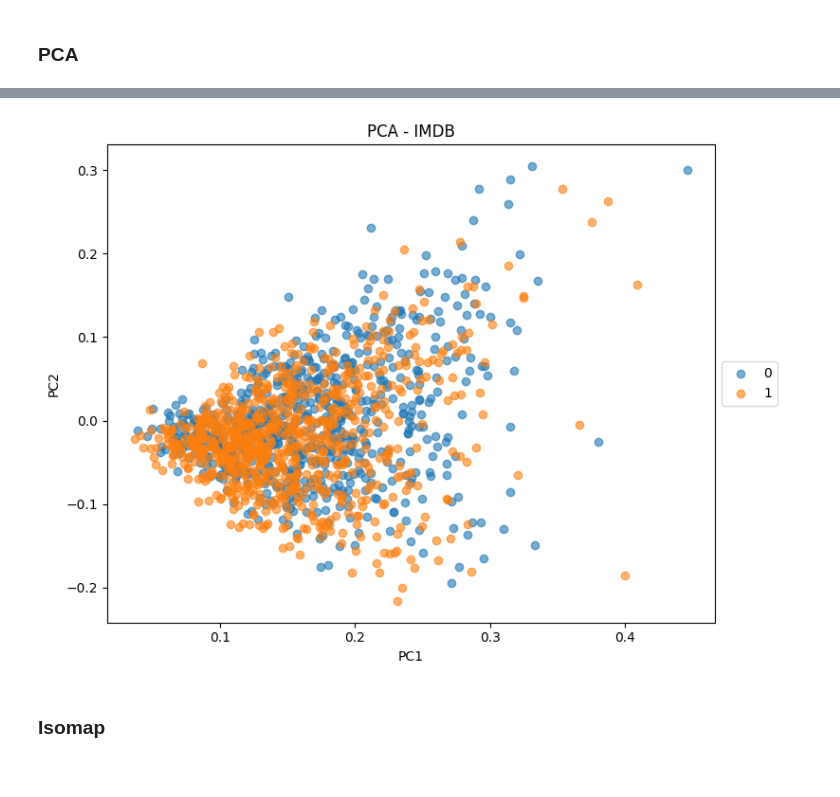
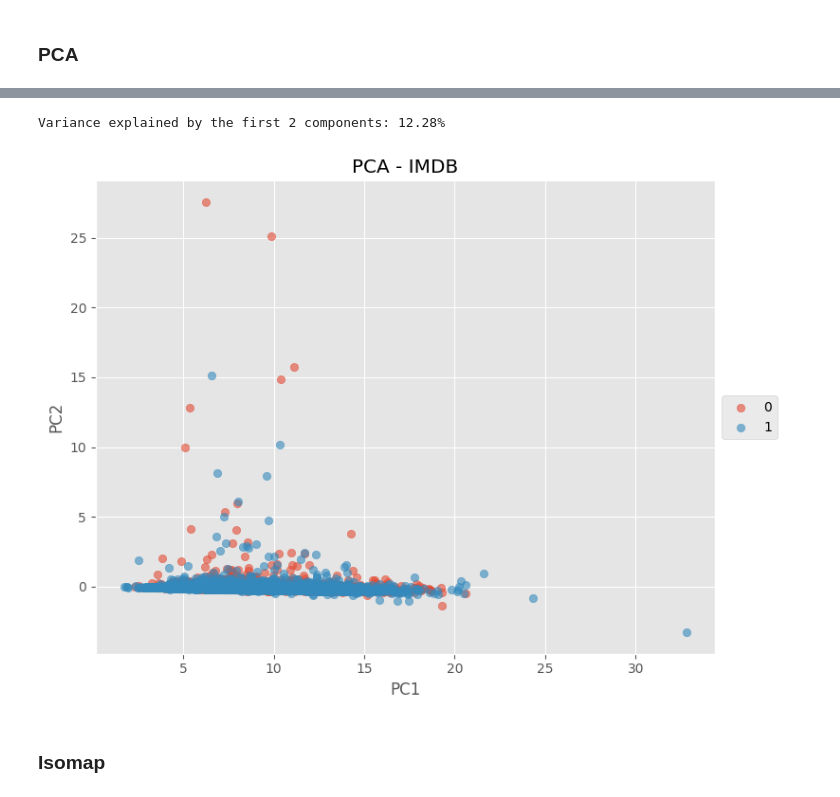
Before and after one commit to jzkhong/GCAE, a Jupyter notebook: MLDS_Projects_TextData.ipynb, the cells around one changed output, grey strips where cells are left out. Cells and saved outputs as stored; diff of their text form; code cells hidden in the pictures.

```diff
--- a/MLDS_Projects_TextData.ipynb
+++ b/MLDS_Projects_TextData.ipynb
@@ -91,13 +113,28 @@ texts = df['cleaned_text'].values
 labels = df['sentiment'].apply(lambda x: 1 if x == 'positive' else 0).values
 
 tfidf = TfidfVectorizer()
-X = tfidf.fit_transform(df['cleaned_text'])
+X_tfidf = tfidf.fit_transform(df['cleaned_text'])
 y = labels
-X_train, X_test, y_train, y_test = train_test_split(X, y, test_size=0.2, random_state=42)
+X_train, X_test, y_train, y_test = train_test_split(X_tfidf, y, test_size=0.2, random_state=42, stratify=y)
 # %% [markdown]
 ### PCA
+# %%
+# Standardize the features before applying PCA
+scaler = StandardScaler(with_mean=False)
+x_train_scaled = scaler.fit_transform(X_train)
+x_test_scaled = scaler.transform(X_test)
 # %%
-# Perform PCA on IMDB dataset
-svd_imdb = decomposition.TruncatedSVD()
-svd_imdb.fit(X_train)
-x_train_svd = svd_imdb.transform(X_train)
+## Perform PCA with various no. of components
+n_components_list = [2, 10, 20, 50, 100, 500, 1000]
+total_variance_ratio = []
+for n in tqdm(n_components_list):
+    svd = decomposition.TruncatedSVD(n_components=n, random_state=42)
+    svd.fit_transform(x_train_scaled)
+    total_variance_ratio.append(svd.explained_variance_ratio_.sum())
+
+# Plotting the total explained variance ratio against the number of PC components
+plt.plot(n_components_list, total_variance_ratio, marker='o')
+plt.xlabel('Number of Components')
+plt.ylabel('Total Explained Variance Ratio')
+plt.title('Truncated Singular Value Decomposition (SVD)')
+plt.show()
@@ -115,24 +143,33 @@ plt.show()
+# %%
+# Apply PCA, we will reduce the dimensions to 100 components for illustration purposes
+n_components=2
+svd = decomposition.TruncatedSVD(n_components=n, random_state=42)
+x_train_svd = svd.fit_transform(x_train_scaled)
+explained_variance = svd.explained_variance_ratio_.sum()
+print(f"Variance explained by the first {n_components} components: {explained_variance*100:.2f}%")
+# %% [output]
+Variance explained by the first 2 components: 12.28%
 # %%
 # Define label set and distinct colourmap
 unique_labels = set(y_train)
 
 def plot_2d_comparison(x, y, n_data, unique_labels, x_label, y_label, title):
     plt.figure(figsize=(8,6))
     for i in unique_labels:
         plt.scatter(x[:n_data][y[:n_data] == i, 0],
                     x[:n_data][y[:n_data] == i, 1],
                     label=i, alpha=0.6)
     plt.xlabel(x_label)
     plt.ylabel(y_label)
     plt.legend(loc='center left', bbox_to_anchor=(1, 0.5))
     plt.title(title)
     plt.tight_layout()
     plt.show()
 
 # Visualise the first two principal components
-plot_2d_comparison(x_train_svd, y_train, 1500, unique_labels, 'PC1', 'PC2', 'PCA - IMDB')
+plot_2d_comparison(x_train_svd, y_train, 10000, unique_labels, 'PC1', 'PC2', 'PCA - IMDB')
 # %% [output]
-[figure, old version]
+[figure, new version]
 # %% [markdown]
 ### Isomap
 # %%
```
Also changed, not shown: parts of 10 cells of this notebook, 2 other files.
